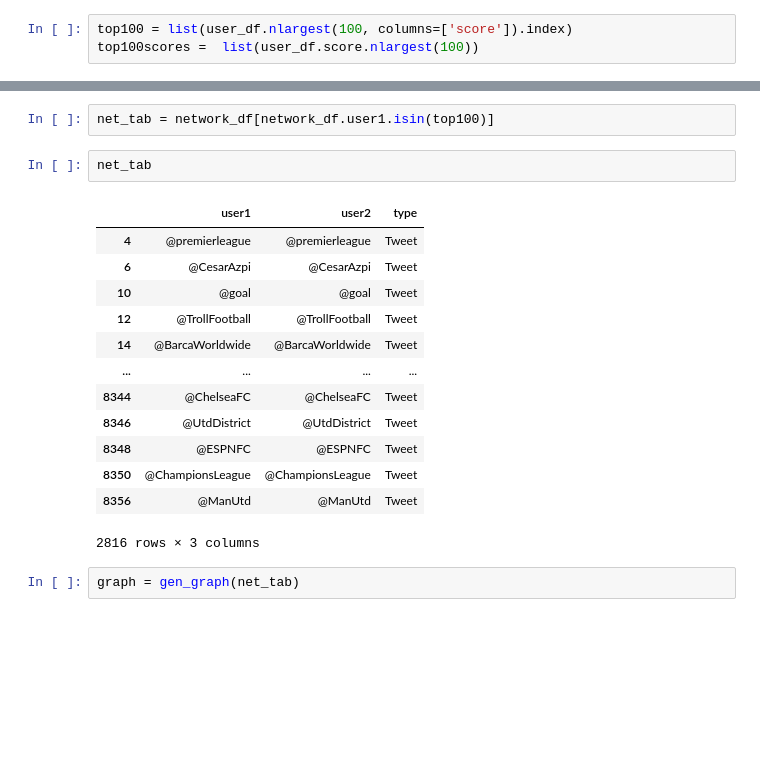
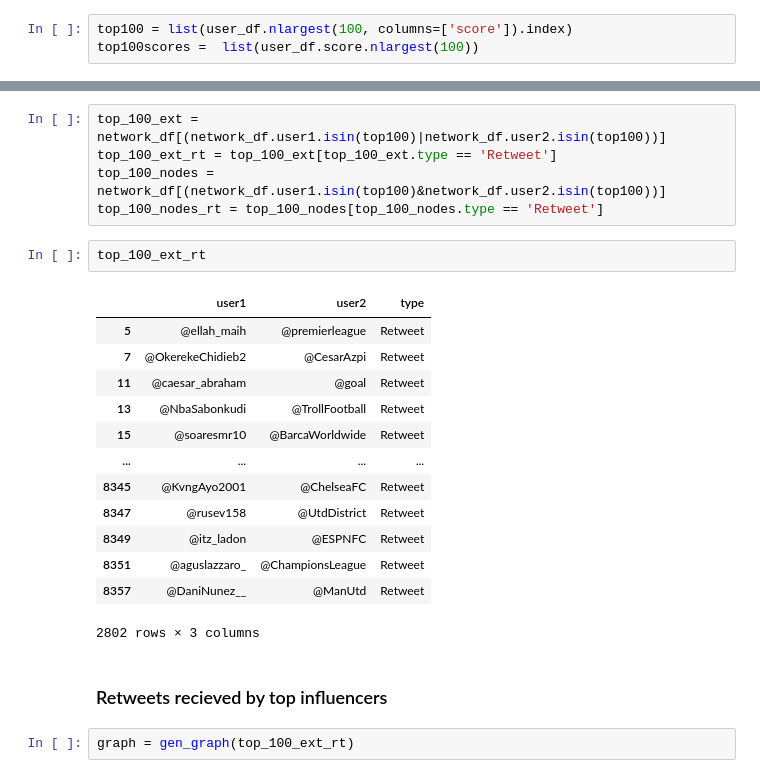
Before and after one commit to siraj101/influencer_network_analysis, a Jupyter notebook: code/Part2.ipynb, the cells around one changed output, grey strips where cells are left out. Cells and saved outputs as stored; diff of their text form; blank space fills up the shorter version.

```diff
--- a/code/Part2.ipynb
+++ b/code/Part2.ipynb
@@ -174,21 +198,26 @@ top100scores =  list(user_df.score.nlargest(100))
 # %%
-net_tab = network_df[network_df.user1.isin(top100)]
+top_100_ext = network_df[(network_df.user1.isin(top100)|network_df.user2.isin(top100))]
+top_100_ext_rt = top_100_ext[top_100_ext.type == 'Retweet']
+top_100_nodes = network_df[(network_df.user1.isin(top100)&network_df.user2.isin(top100))]
+top_100_nodes_rt = top_100_nodes[top_100_nodes.type == 'Retweet']
 # %%
-net_tab
+top_100_ext_rt
 # %% [output]
 |  | user1 | user2 | type |
-| 4 | @premierleague | @premierleague | Tweet |
-| 6 | @CesarAzpi | @CesarAzpi | Tweet |
-| 10 | @goal | @goal | Tweet |
-| 12 | @TrollFootball | @TrollFootball | Tweet |
-| 14 | @BarcaWorldwide | @BarcaWorldwide | Tweet |
+| 5 | @ellah_maih | @premierleague | Retweet |
+| 7 | @OkerekeChidieb2 | @CesarAzpi | Retweet |
+| 11 | @caesar_abraham | @goal | Retweet |
+| 13 | @NbaSabonkudi | @TrollFootball | Retweet |
+| 15 | @soaresmr10 | @BarcaWorldwide | Retweet |
 | ... | ... | ... | ... |
-| 8344 | @ChelseaFC | @ChelseaFC | Tweet |
-| 8346 | @UtdDistrict | @UtdDistrict | Tweet |
-| 8348 | @ESPNFC | @ESPNFC | Tweet |
-| 8350 | @ChampionsLeague | @ChampionsLeague | Tweet |
-| 8356 | @ManUtd | @ManUtd | Tweet |
+| 8345 | @KvngAyo2001 | @ChelseaFC | Retweet |
+| 8347 | @rusev158 | @UtdDistrict | Retweet |
+| 8349 | @itz_ladon | @ESPNFC | Retweet |
+| 8351 | @aguslazzaro_ | @ChampionsLeague | Retweet |
+| 8357 | @DaniNunez__ | @ManUtd | Retweet |
-2816 rows × 3 columns
+2802 rows × 3 columns
+# %% [markdown]
+### Retweets recieved by top influencers
 # %%
-graph = gen_graph(net_tab)
+graph = gen_graph(top_100_ext_rt)
 # %%
```
Also changed, not shown: parts of 14 cells of this notebook, 1 other file.
